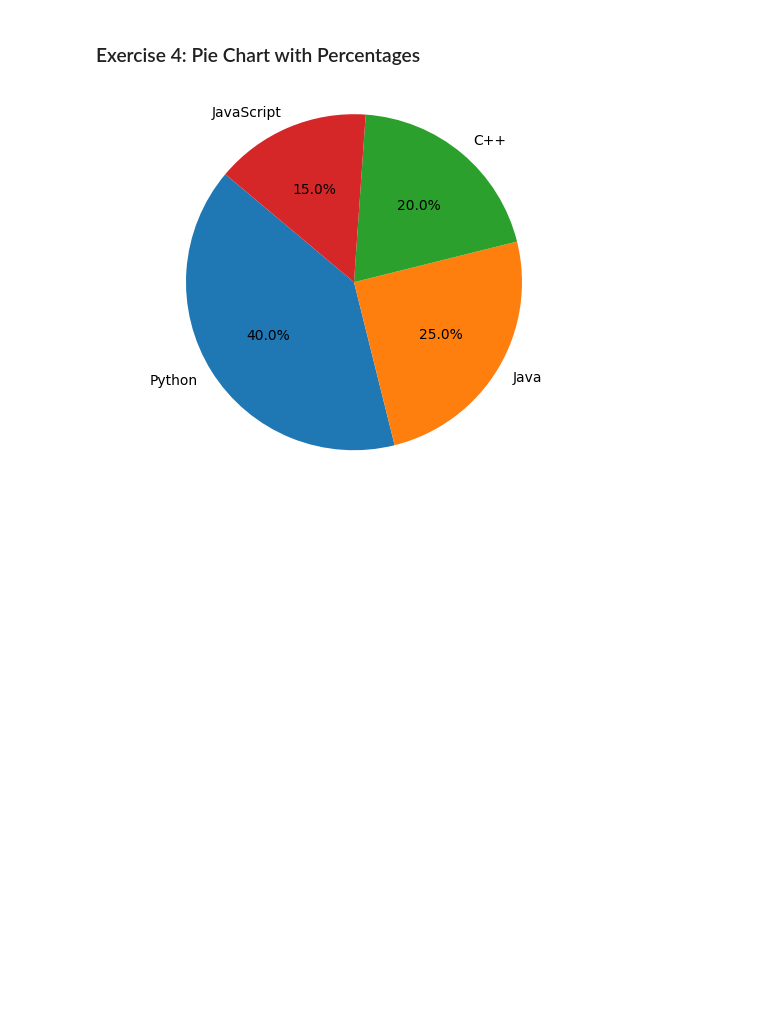
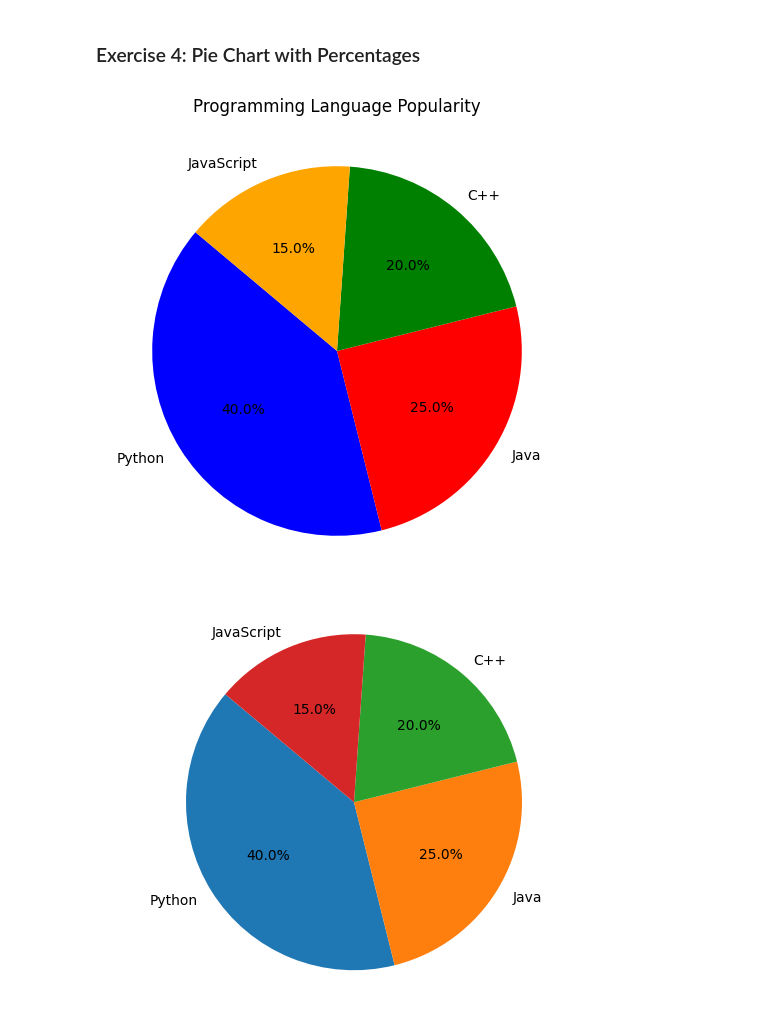
Before and after one commit to gunasagari02/python-jupyter-template, a Jupyter notebook: src/4-pie-chart.ipynb, the cells around one changed output. Saved outputs shown, nothing was run; the diff lists cells and outputs as text; code cells hidden in the pictures; blank space fills up the shorter version.

Commit message:
pie-chart

```diff
--- a/src/4-pie-chart.ipynb
+++ b/src/4-pie-chart.ipynb
@@ -3,6 +3,20 @@
 # %%
 # TASK: Create a pie chart with the following data: labels = ['Python', 'Java', 'C++', 'JavaScript'] and sizes = [40, 25, 20, 15].
 # Display the percentages on the chart using autopct.
+# %%
+import matplotlib.pyplot as plt
+
+# Data for the pie chart
+labels = ['Python', 'Java', 'C++', 'JavaScript']
+sizes = [40, 25, 20, 15]
+
+# Create the pie chart
+plt.figure(figsize=(6,6))
+plt.pie(sizes, labels=labels, autopct='%1.1f%%', startangle=140, colors=['blue', 'red', 'green', 'orange'])
+plt.title('Programming Language Popularity')
+plt.show()
+# %% [output]
+[figure, added]
 # %%
 import matplotlib.pyplot as plt
 
```
